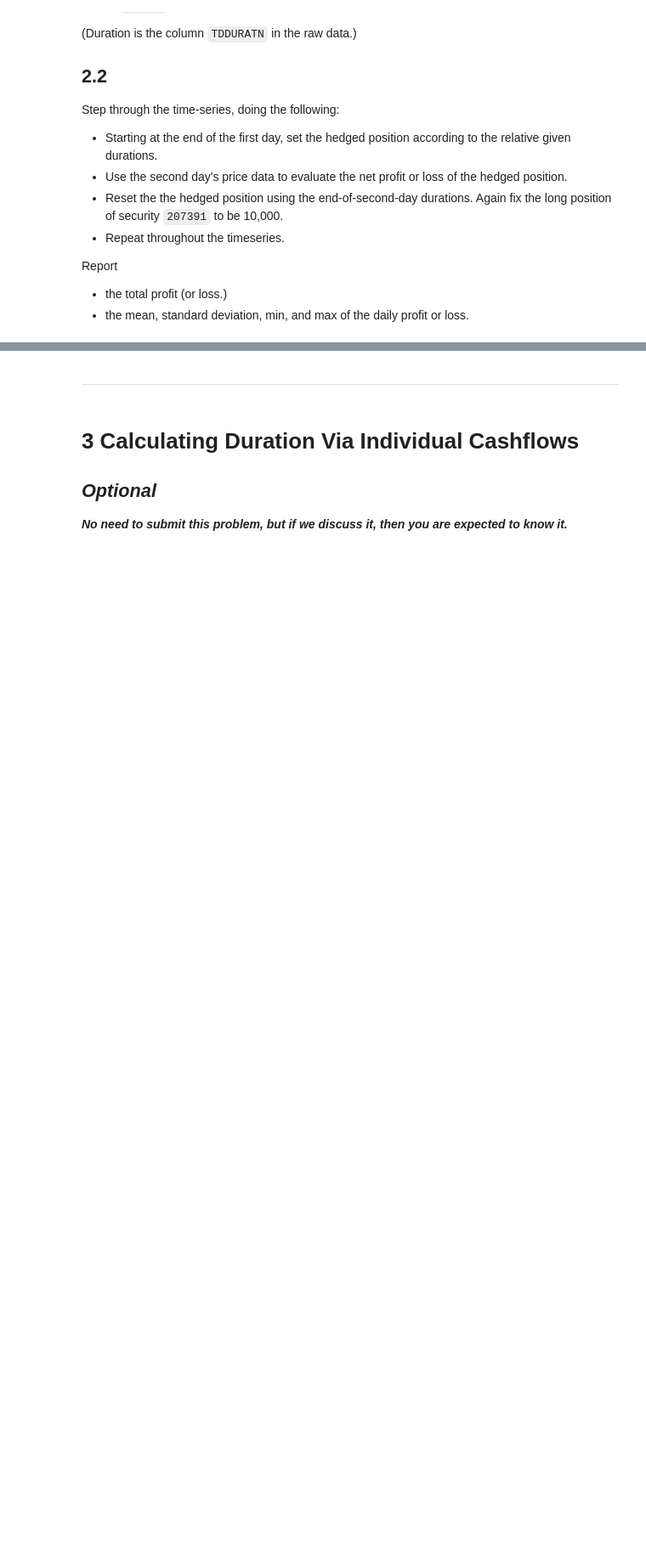
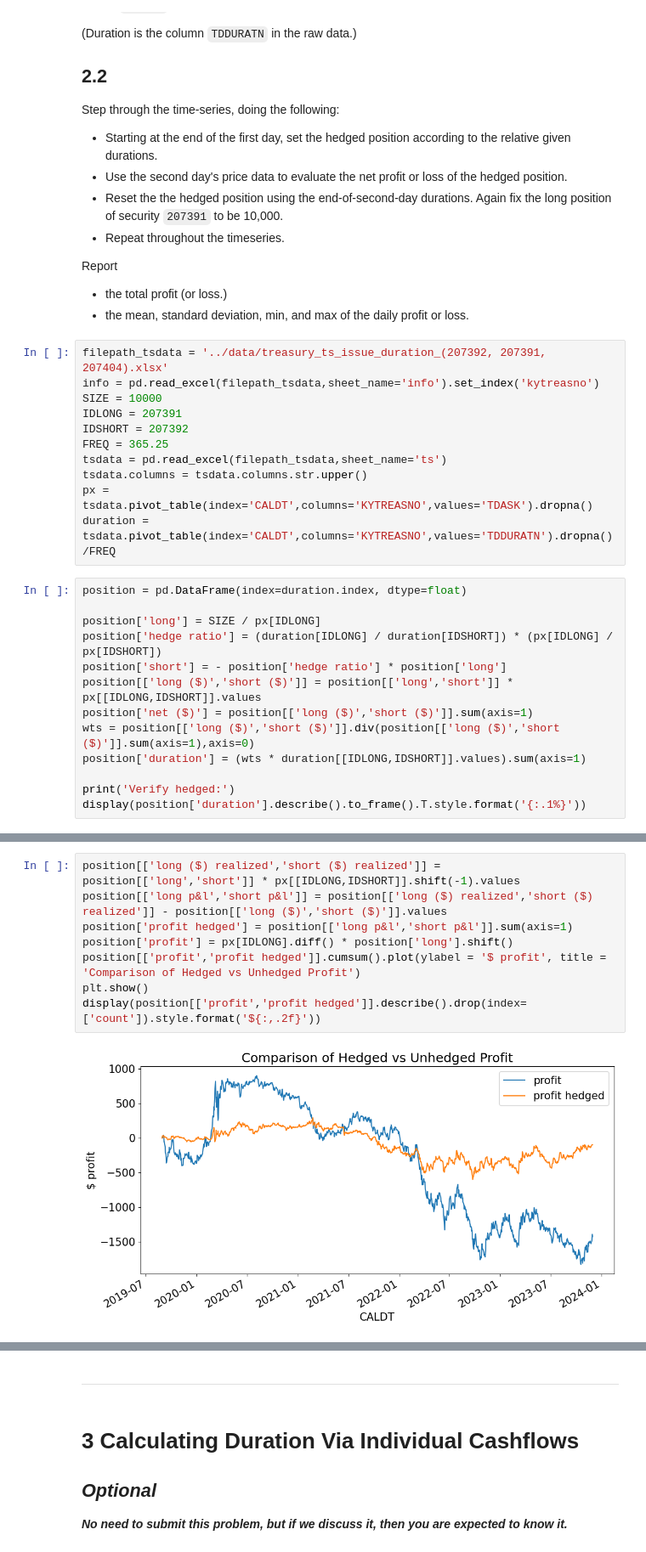
Before and after one commit to nicklewis-16/finm-fixedincome-2024, a Jupyter notebook: homeworks/Homework 2.ipynb, the cells around one changed output, grey strips where cells are left out. Shown at 85% size. Cells and saved outputs as stored; diff of their text form; blank space fills up the shorter version.

```diff
--- a/homeworks/Homework 2.ipynb
+++ b/homeworks/Homework 2.ipynb
@@ -969,3 +1008,27 @@ Step through the time-series, doing the following:
 Report
 * the total profit (or loss.)
 * the mean, standard deviation, min, and max of the daily profit or loss.
+# %%
+filepath_tsdata = '../data/treasury_ts_issue_duration_(207392, 207391, 207404).xlsx'
+info = pd.read_excel(filepath_tsdata,sheet_name='info').set_index('kytreasno')
+SIZE = 10000
+IDLONG = 207391
+IDSHORT = 207392
+FREQ = 365.25
+tsdata = pd.read_excel(filepath_tsdata,sheet_name='ts')
+tsdata.columns = tsdata.columns.str.upper()
+px = tsdata.pivot_table(index='CALDT',columns='KYTREASNO',values='TDASK').dropna()
+duration = tsdata.pivot_table(index='CALDT',columns='KYTREASNO',values='TDDURATN').dropna()/FREQ
+# %%
+position = pd.DataFrame(index=duration.index, dtype=float)
+
+position['long'] = SIZE / px[IDLONG]
+position['hedge ratio'] = (duration[IDLONG] / duration[IDSHORT]) * (px[IDLONG] / px[IDSHORT])
+position['short'] = - position['hedge ratio'] * position['long']
+position[['long ($)','short ($)']] = position[['long','short']] * px[[IDLONG,IDSHORT]].values
+position['net ($)'] = position[['long ($)','short ($)']].sum(axis=1)
+wts = position[['long ($)','short ($)']].div(position[['long ($)','short ($)']].sum(axis=1),axis=0)
+position['duration'] = (wts * duration[[IDLONG,IDSHORT]].values).sum(axis=1)
+
+print('Verify hedged:')
+display(position['duration'].describe().to_frame().T.style.format('{:.1%}'))
@@ -971,0 +1039,10 @@ Report
+# %%
+position[['long ($) realized','short ($) realized']] = position[['long','short']] * px[[IDLONG,IDSHORT]].shift(-1).values
+position[['long p&l','short p&l']] = position[['long ($) realized','short ($) realized']] - position[['long ($)','short ($)']].values
+position['profit hedged'] = position[['long p&l','short p&l']].sum(axis=1)
+position['profit'] = px[IDLONG].diff() * position['long'].shift()
+position[['profit','profit hedged']].cumsum().plot(ylabel = '$ profit', title = 'Comparison of Hedged vs Unhedged Profit')
+plt.show()
+display(position[['profit','profit hedged']].describe().drop(index=['count']).style.format('${:,.2f}'))
+# %% [output]
+[figure, added]
```
Also changed, not shown: parts of 5 cells of this notebook.
